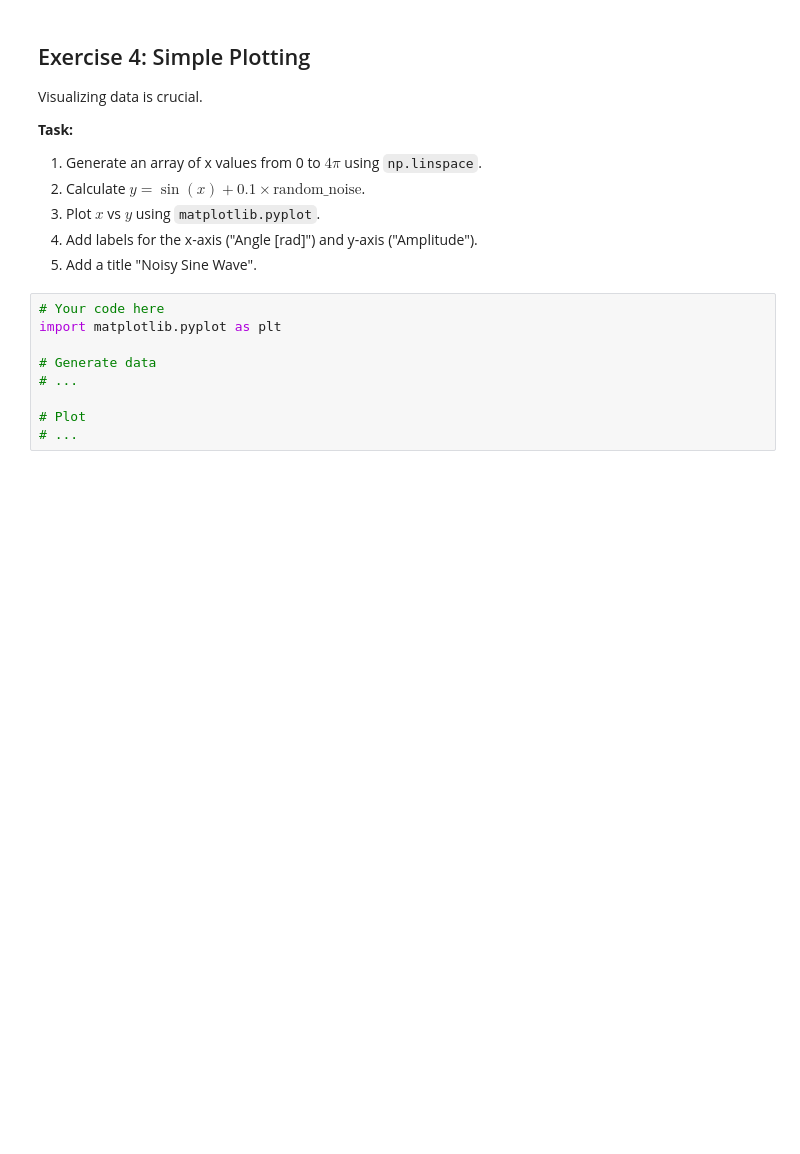
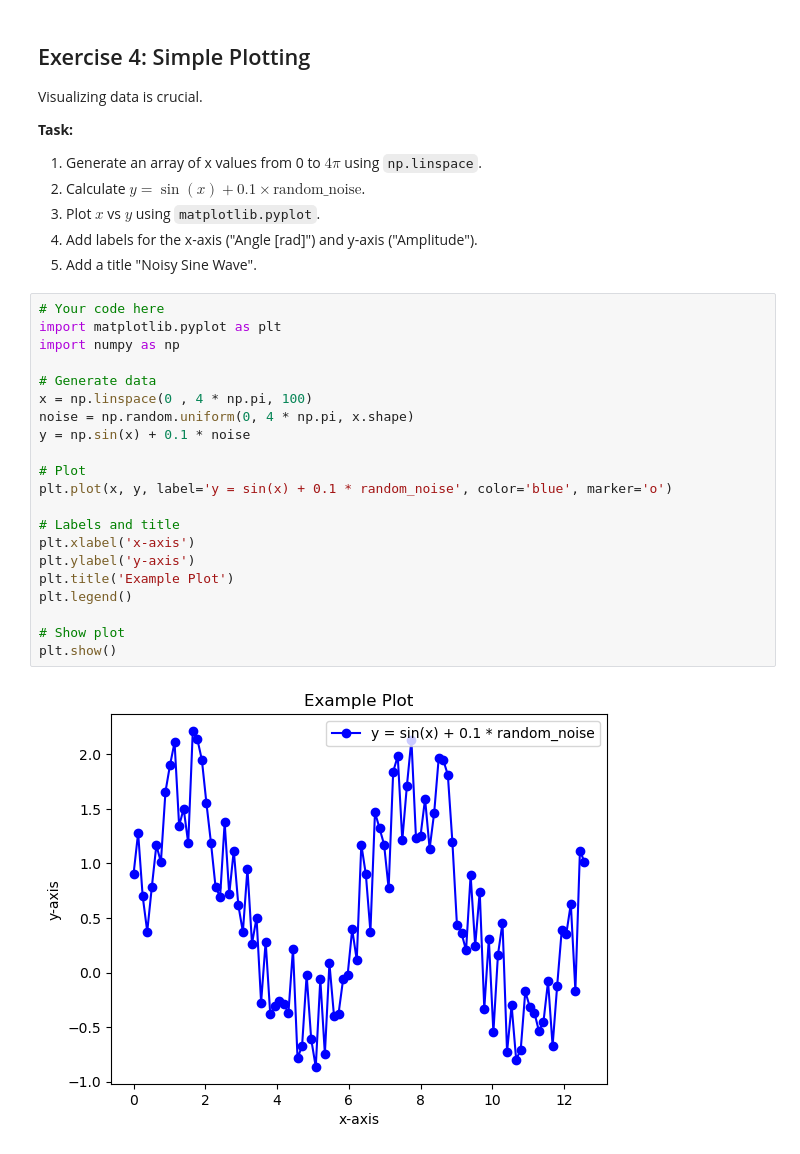
Before and after one commit to ginocangialosi/MATSCI465_GinoCangialosi, a Jupyter notebook: Week_01/exercises/exercise_01_python_practice.ipynb, the cells around one changed output. Drawn from its saved outputs; the diff is of its cells as text; blank space fills up the shorter version.

```diff
--- a/Week_01/exercises/exercise_01_python_practice.ipynb
+++ b/Week_01/exercises/exercise_01_python_practice.ipynb
@@ -93,9 +124,23 @@ Visualizing data is crucial.
 # %%
 # Your code here
 import matplotlib.pyplot as plt
+import numpy as np
 
 # Generate data
-# ...
+x = np.linspace(0 , 4 * np.pi, 100)
+noise = np.random.uniform(0, 4 * np.pi, x.shape)
+y = np.sin(x) + 0.1 * noise
 
 # Plot
-# ...
+plt.plot(x, y, label='y = sin(x) + 0.1 * random_noise', color='blue', marker='o')
+
+# Labels and title
+plt.xlabel('x-axis')
+plt.ylabel('y-axis')
+plt.title('Example Plot')
+plt.legend()
+
+# Show plot
+plt.show()
+# %% [output]
+[figure, added]
```
Also changed, not shown: parts of 3 cells of this notebook, 2 other files.
